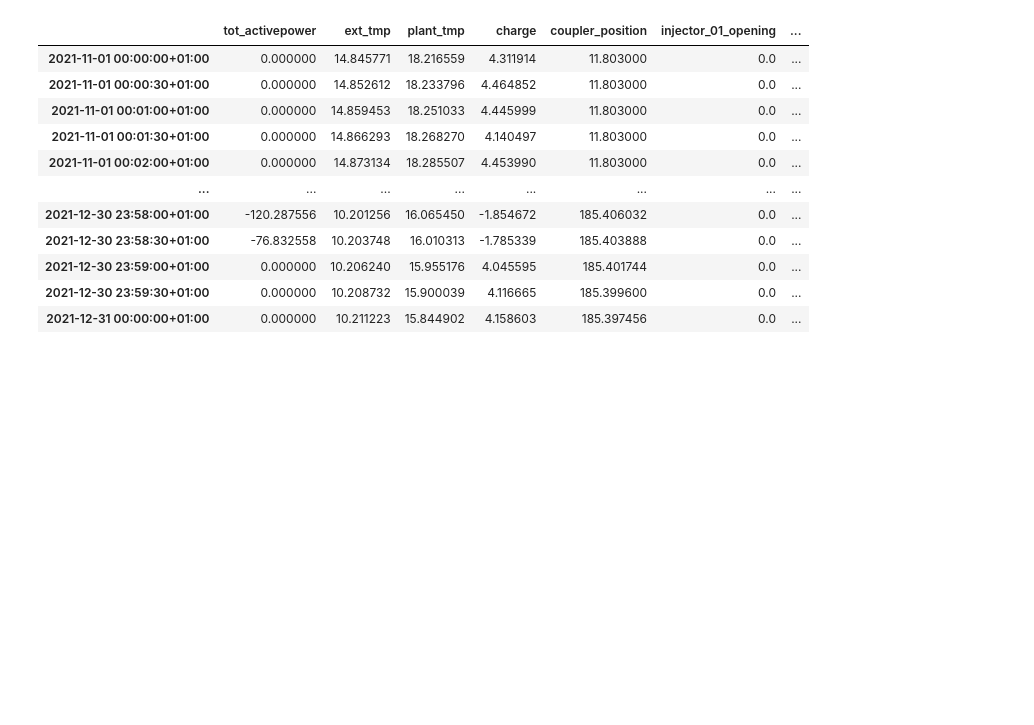
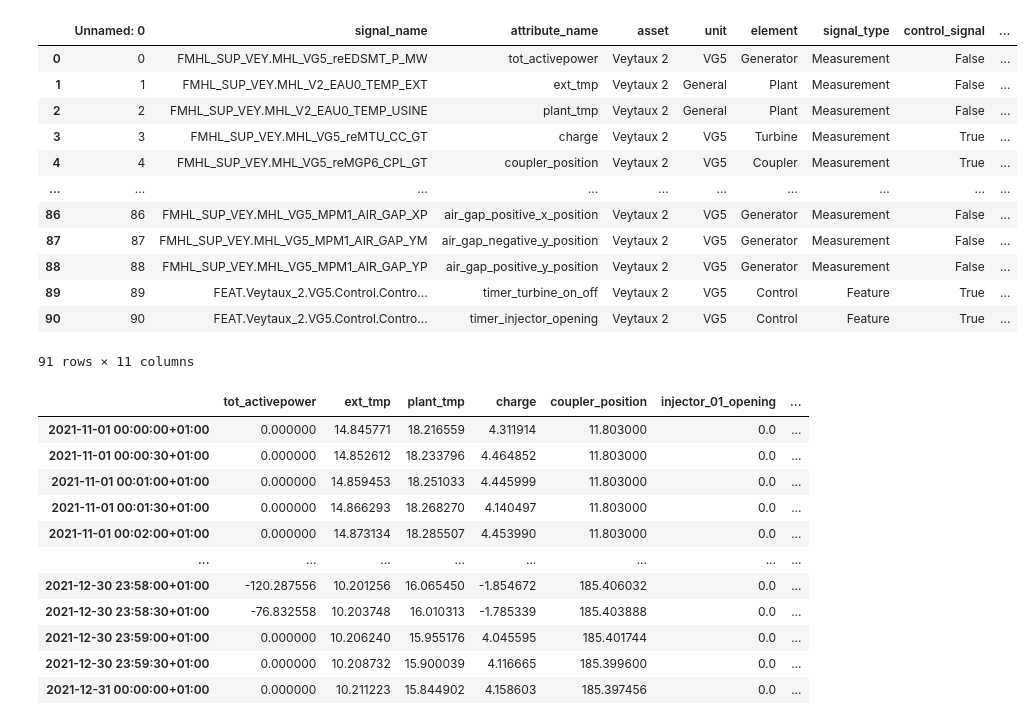
Before and after one commit to j0shcd/ml4pm-project, a Jupyter notebook: data_preprocessing.ipynb, the cells around one changed output. Drawn from its saved outputs; the diff is of its cells as text; code cells hidden in the pictures; blank space fills up the shorter version.

```diff
--- a/data_preprocessing.ipynb
+++ b/data_preprocessing.ipynb
@@ -85,6 +85,22 @@ class RawDataset():
 rds_u4 = RawDataset(dataset_root, "VG4", load_synthetic=False, load_training=True)
 rds_u5 = RawDataset(dataset_root, "VG5", load_synthetic=True, load_training=True, load_anomalies=True)
 rds_u6 = RawDataset(dataset_root, "VG6", load_synthetic=True, load_training=True, load_anomalies=True)
+# %%
+rds_u5.data_dict['train'].info
+# %% [output]
+|  | Unnamed: 0 | signal_name | attribute_name | asset | unit | element | signal_type | control_signal | ... |
+| 0 | 0 | FMHL_SUP_VEY.MHL_VG5_reEDSMT_P_MW | tot_activepower | Veytaux 2 | VG5 | Generator | Measurement | False | ... |
+| 1 | 1 | FMHL_SUP_VEY.MHL_V2_EAU0_TEMP_EXT | ext_tmp | Veytaux 2 | General | Plant | Measurement | False | ... |
+| 2 | 2 | FMHL_SUP_VEY.MHL_V2_EAU0_TEMP_USINE | plant_tmp | Veytaux 2 | General | Plant | Measurement | False | ... |
+| 3 | 3 | FMHL_SUP_VEY.MHL_VG5_reMTU_CC_GT | charge | Veytaux 2 | VG5 | Turbine | Measurement | True | ... |
+| 4 | 4 | FMHL_SUP_VEY.MHL_VG5_reMGP6_CPL_GT | coupler_position | Veytaux 2 | VG5 | Coupler | Measurement | True | ... |
+| ... | ... | ... | ... | ... | ... | ... | ... | ... | ... |
+| 86 | 86 | FMHL_SUP_VEY.MHL_VG5_MPM1_AIR_GAP_XP | air_gap_positive_x_position | Veytaux 2 | VG5 | Generator | Measurement | False | ... |
+| 87 | 87 | FMHL_SUP_VEY.MHL_VG5_MPM1_AIR_GAP_YM | air_gap_negative_y_position | Veytaux 2 | VG5 | Generator | Measurement | False | ... |
+| 88 | 88 | FMHL_SUP_VEY.MHL_VG5_MPM1_AIR_GAP_YP | air_gap_positive_y_position | Veytaux 2 | VG5 | Generator | Measurement | False | ... |
+| 89 | 89 | FEAT.Veytaux_2.VG5.Control.Contro... | timer_turbine_on_off | Veytaux 2 | VG5 | Control | Feature | True | ... |
+| 90 | 90 | FEAT.Veytaux_2.VG5.Control.Contro... | timer_injector_opening | Veytaux 2 | VG5 | Control | Feature | True | ... |
+91 rows × 11 columns
 # %%
 def add_anomaly_ground_truth(rds):
     subdataset = ["01", "02"]
```
Also changed, not shown: parts of 9 cells of this notebook.
